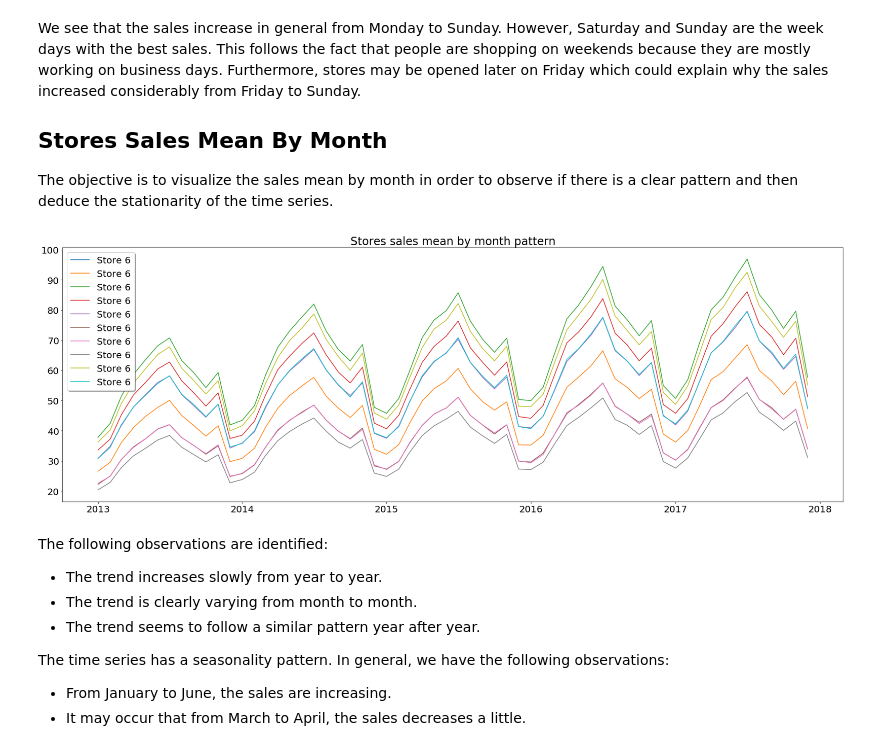
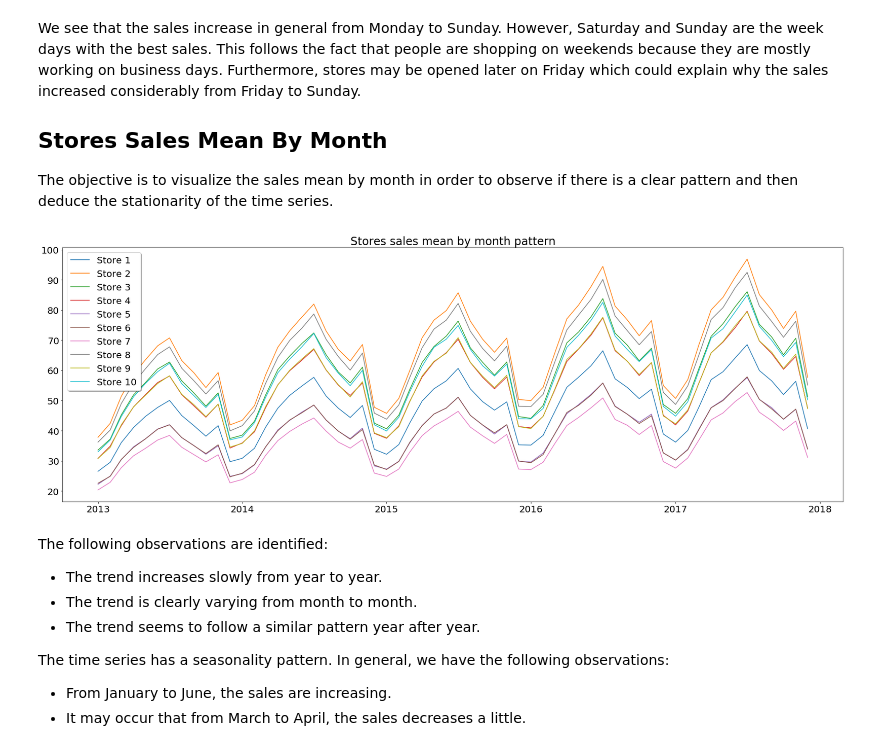
Before and after one commit to glapointe7/StoreItemDemandForecasting, a Jupyter notebook: Store Demand Analysis.ipynb, the cells around one changed output. Cells and saved outputs as stored; diff of their text form; code cells hidden in the pictures.

```diff
--- a/Store Demand Analysis.ipynb
+++ b/Store Demand Analysis.ipynb
@@ -239,22 +240,22 @@ The objective is to visualize the sales mean by month in order to observe if the
 # %%
 train['month_number'] = pandas.DatetimeIndex(train['date']).month
 
 store_color_map = ['C0', 'C1', 'C2', 'C3', 'C4', 'C5', 'C6', 'C7', 'C8', 'C9']
-plt.figure(figsize=(30,10))
+plt.figure(figsize=(30, 10))
 plt.title("Stores sales mean by month pattern")
 
 for i in range(number_of_stores):
-    store = train.loc[train.store == i, ['date', 'sales']]
+    store = train.loc[train.store == i+1, ['date', 'sales']]
     store.date = pandas.DatetimeIndex(store.date)
     store.set_index('date', inplace=True)
 
     store_by_month_mean = store['sales'].resample("MS").mean()
     plt.plot(store_by_month_mean,
              color=store_color_map[i],
-             label="Store " + str(store_id + 1))
+             label="Store " + str(i+1))
 plt.legend(loc='upper left', shadow=True);
 # %% [output]
-[figure, old version]
+[figure, new version]
 # %% [markdown]
 The following observations are identified:
 - The trend increases slowly from year to year.
```
Also changed, not shown: parts of 29 cells of this notebook, 1 other file.
